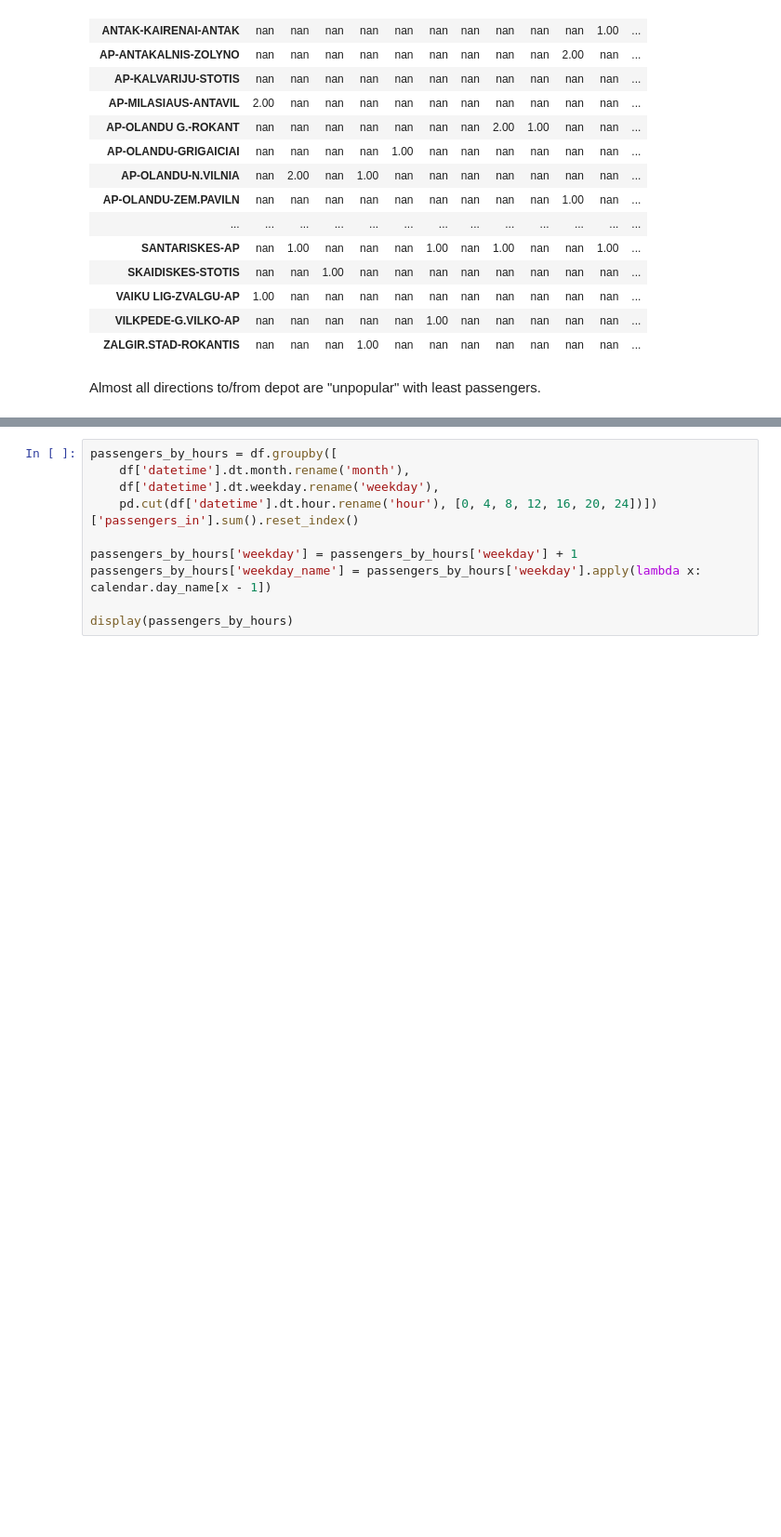
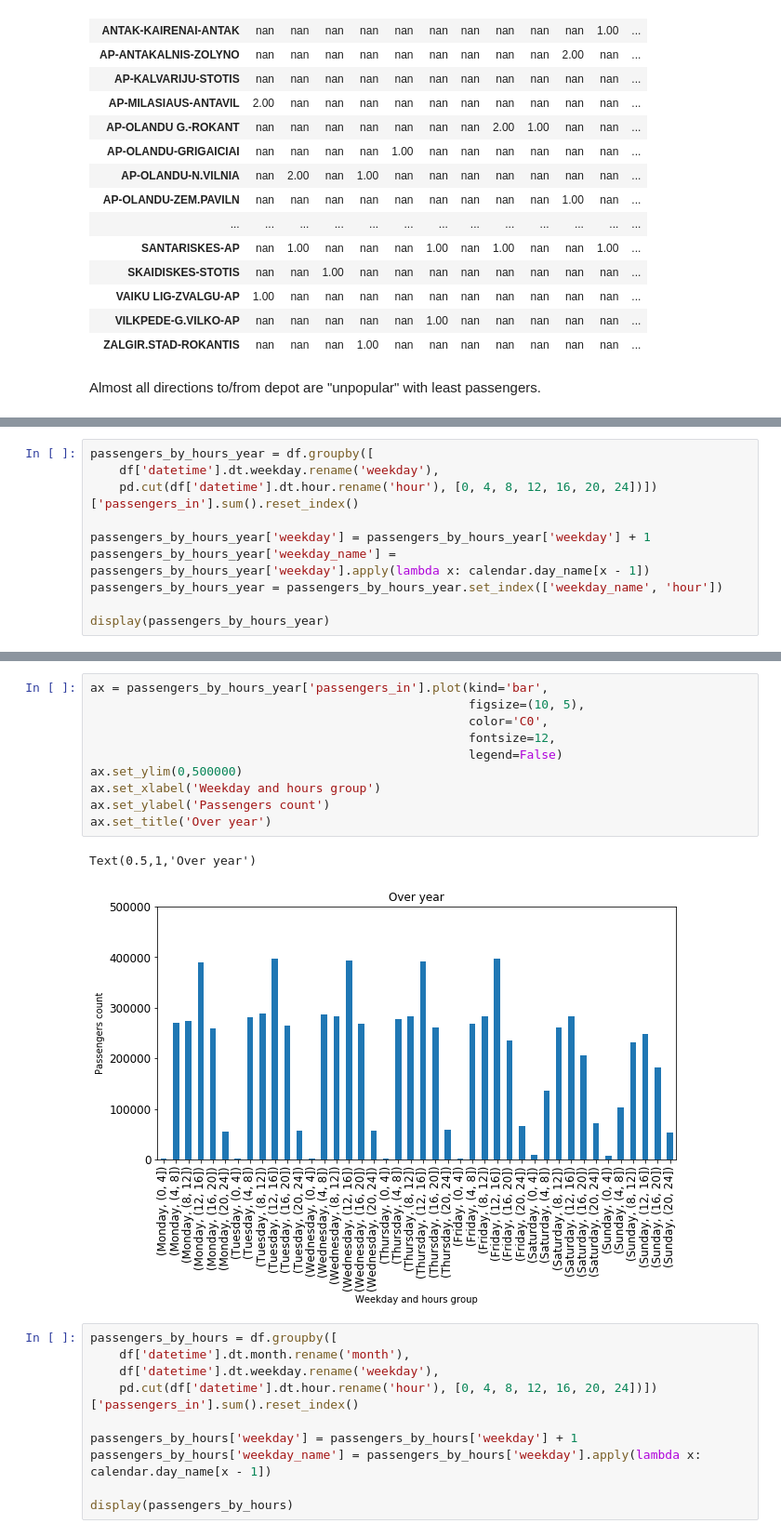
Before and after one commit to tomasrasymas/vilnius-public-transport-passengers-traffic-analysis, a Jupyter notebook: Vilnius public transport passengers traffic.ipynb, the cells around one changed output, grey strips where cells are left out. Shown at 93% size. Drawn from its saved outputs; the diff is of its cells as text; blank space fills up the shorter version.

```diff
--- a/Vilnius public transport passengers traffic.ipynb
+++ b/Vilnius public transport passengers traffic.ipynb
@@ -518,0 +550,10 @@ I am interesting how passengers flow changes depending on time of the day. At th
+# %%
+passengers_by_hours_year = df.groupby([
+    df['datetime'].dt.weekday.rename('weekday'),
+    pd.cut(df['datetime'].dt.hour.rename('hour'), [0, 4, 8, 12, 16, 20, 24])])['passengers_in'].sum().reset_index()
+
+passengers_by_hours_year['weekday'] = passengers_by_hours_year['weekday'] + 1
+passengers_by_hours_year['weekday_name'] = passengers_by_hours_year['weekday'].apply(lambda x: calendar.day_name[x - 1])
+passengers_by_hours_year = passengers_by_hours_year.set_index(['weekday_name', 'hour'])
+
+display(passengers_by_hours_year)
@@ -519,3 +579,16 @@ I am interesting how passengers flow changes depending on time of the day. At th
+# %%
+ax = passengers_by_hours_year['passengers_in'].plot(kind='bar',
+                                                    figsize=(10, 5),
+                                                    color='C0',
+                                                    fontsize=12,
+                                                    legend=False)
+ax.set_ylim(0,500000)
+ax.set_xlabel('Weekday and hours group')
+ax.set_ylabel('Passengers count')
+ax.set_title('Over year')
+# %% [output]
+Text(0.5,1,'Over year')
+[figure, added]
 # %%
 passengers_by_hours = df.groupby([
     df['datetime'].dt.month.rename('month'),
```
Also changed, not shown: parts of 14 cells of this notebook, 6 other files.
